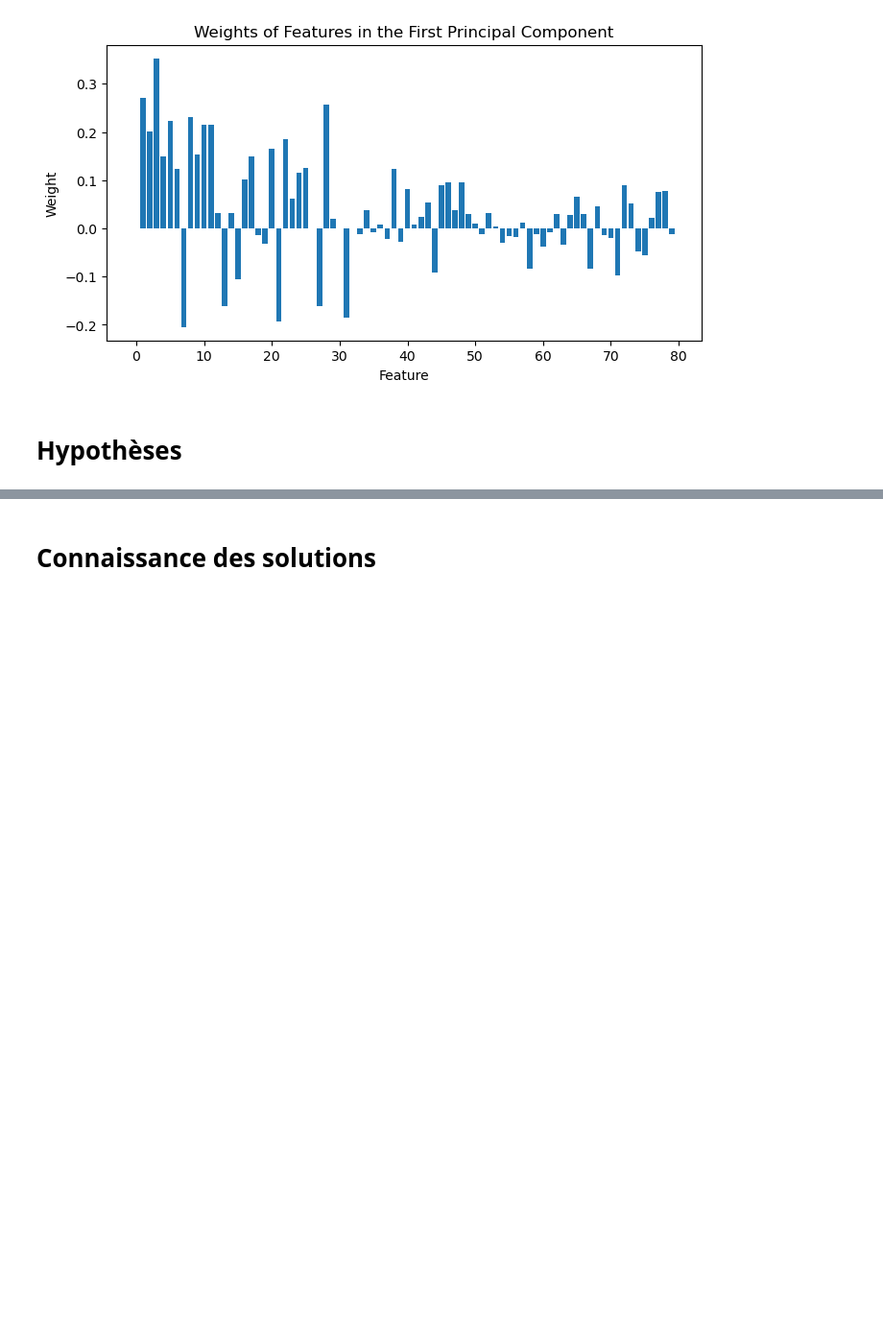
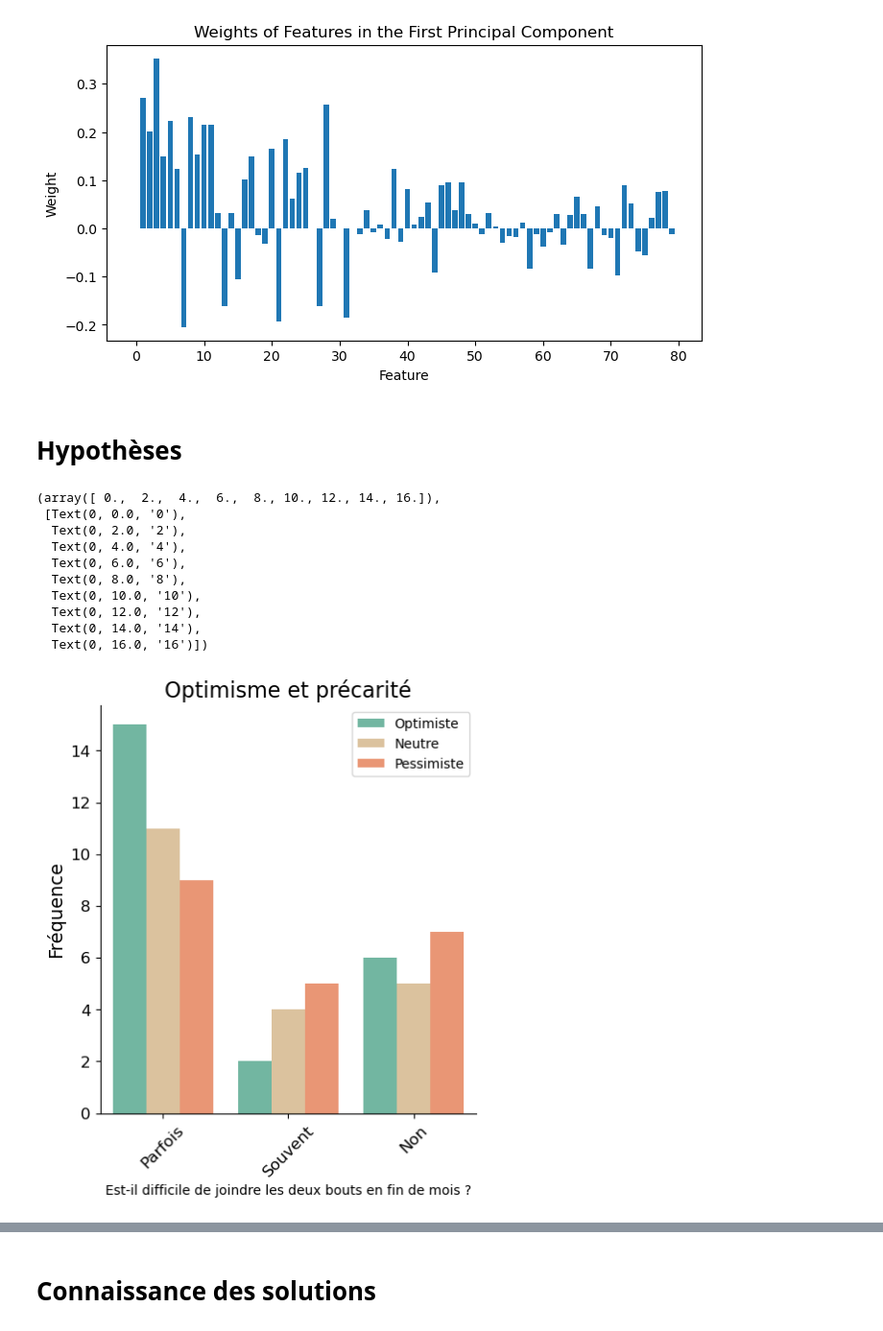
Before and after one commit to ClarissePierre/Precarite_Analyse, a Jupyter notebook: analyse.ipynb, the cells around one changed output, grey strips where cells are left out. Shown: that part at 96% size. Drawn from its saved outputs; the diff is of its cells as text; code cells hidden in the pictures; blank space fills up the shorter version.

```diff
--- a/analyse.ipynb
+++ b/analyse.ipynb
@@ -807,0 +800,36 @@ AttributeError: 'OneHotEncoder' object has no attribute 'get_feature_names'
+# %%
+# Optimisme et joindre les deux bouts
+colors=["#66c2a5", "#e5c494","#fc8d62"]
+palette = sns.set_palette(sns.color_palette(colors))
+#Représentation de 2 catégorical data avec catplot
+sns.catplot(data=data, x='2bou', hue = 'Avenir',kind='count',legend=False, palette= palette)
+plt.ylabel('Fréquence', fontsize=14)
+plt.title('Optimisme et précarité', fontsize=16)
+
+# Change tick names
+category_counts = data['2bou'].value_counts()
+Types_Rev = category_counts.index
+Rev = category_counts.values
+plt.xticks(Types_Rev,['Parfois', 'Non', 'Souvent'], rotation=45)
+plt.xlabel('Est-il difficile de joindre les deux bouts en fin de mois ?')
+
+#Change label of legend
+plt.legend(loc='upper right', labels=['Optimiste', 'Neutre', 'Pessimiste'])
+
+# Adjust tick label font size
+plt.xticks(fontsize=12)
+plt.yticks(fontsize=12)
+
+#Normaliser?
+# %% [output]
+(array([ 0.,  2.,  4.,  6.,  8., 10., 12., 14., 16.]),
+ [Text(0, 0.0, '0'),
+  Text(0, 2.0, '2'),
+  Text(0, 4.0, '4'),
+  Text(0, 6.0, '6'),
+  Text(0, 8.0, '8'),
+  Text(0, 10.0, '10'),
+  Text(0, 12.0, '12'),
+  Text(0, 14.0, '14'),
+  Text(0, 16.0, '16')])
+[figure, added]
```
Also changed, not shown: parts of 7 cells of this notebook.
